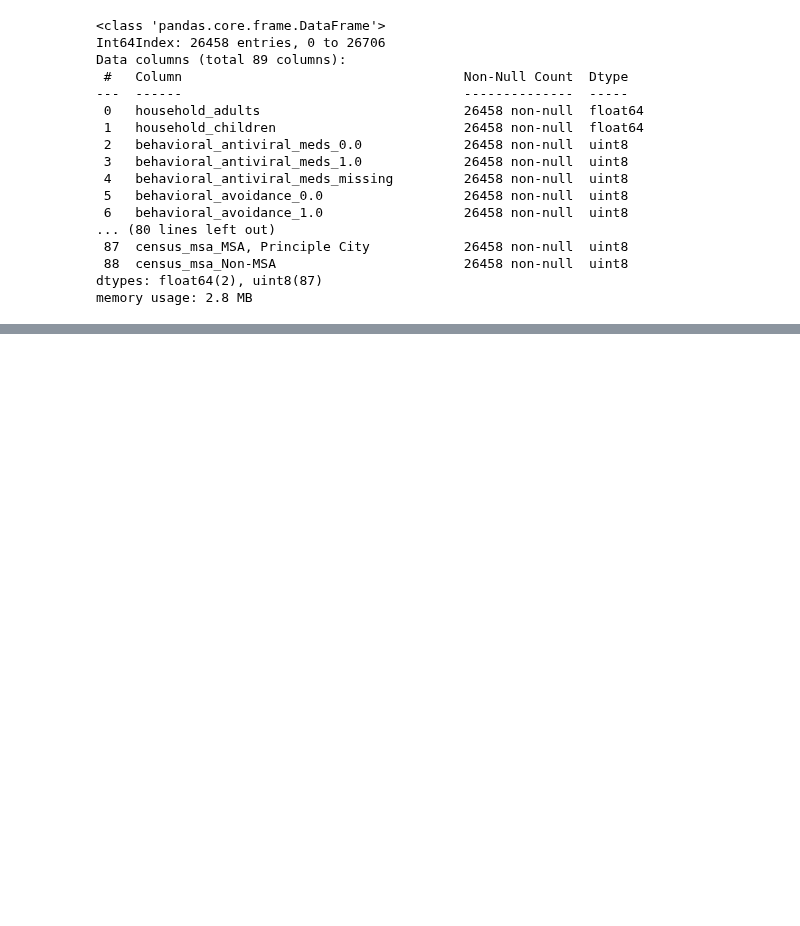
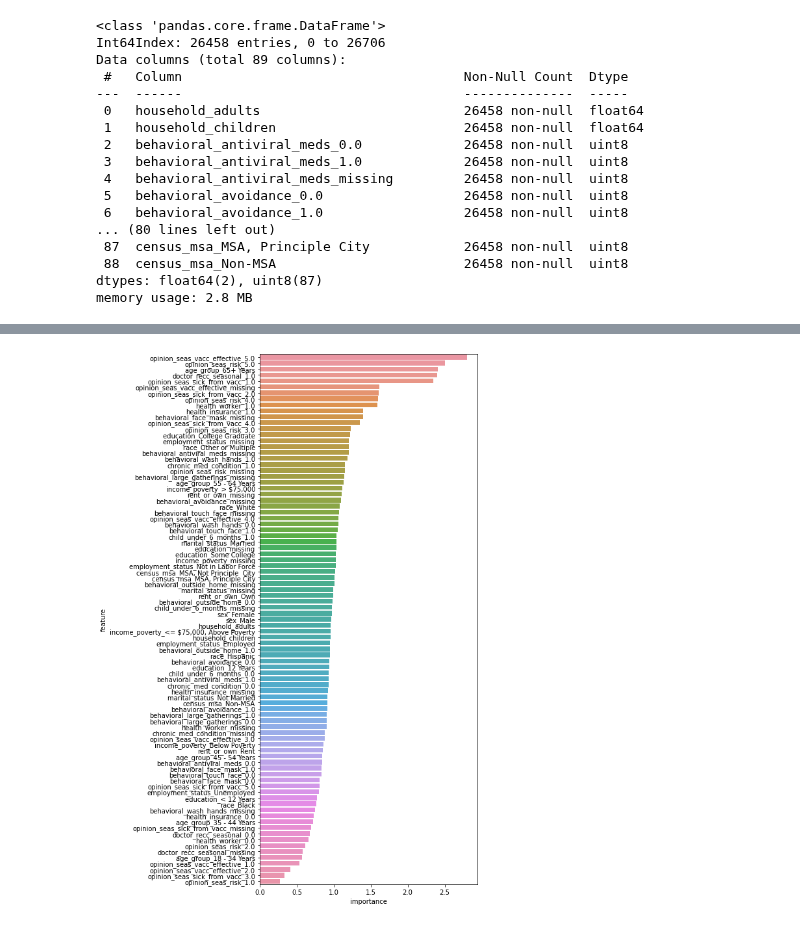
Before and after one commit to adobronyi/predicting_seasonal_flu_vaccines, a Jupyter notebook: student_v1.ipynb, the cells around one changed output, grey strips where cells are left out. Drawn from its saved outputs; the diff is of its cells as text; code cells hidden in the pictures; blank space fills up the shorter version.

```diff
--- a/student_v1.ipynb
+++ b/student_v1.ipynb
@@ -257,7 +263,7 @@ dtypes: float64(2), uint8(87)
 memory usage: 2.8 MB
 # %%
 # initialize logistic regression
-log_reg = LogisticRegression(solver='liblinear',C=1e16)
+log_reg = LogisticRegression(solver='liblinear',C=1e16,fit_intercept=False,random_state=42)
 
 log_reg.fit(X_new,y)
 
@@ -268,0 +277,4 @@ array([0.77116402, 0.78306878, 0.77777778, 0.78359478, 0.77660178])
+# %%
+feature_importance = pd.DataFrame(data={'feature':X_new.columns,'importance':pow(math.e,log_reg.coef_[0])}).sort_values(by='importance',
+                                                                                                                       ascending=False)
+feature_importance.head()
@@ -268,0 +297,5 @@ array([0.77116402, 0.78306878, 0.77777778, 0.78359478, 0.77660178])
+# %%
+f, ax = plt.subplots(figsize=(6, 15))
+sns.barplot(x="importance", y="feature", data=feature_importance,orient='h');
+# %% [output]
+[figure, added]
```
Also changed, not shown: parts of 20 cells of this notebook.
